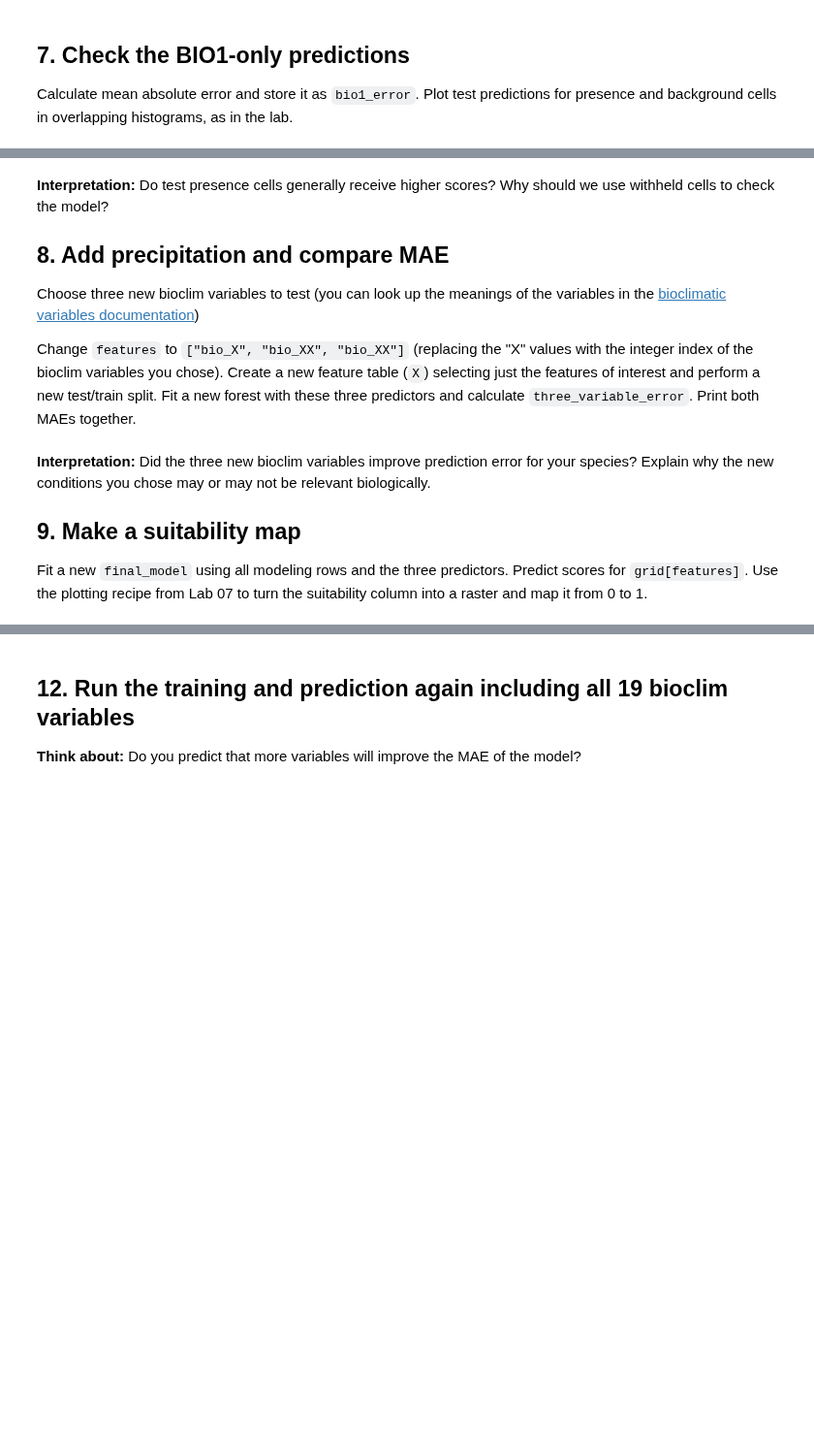
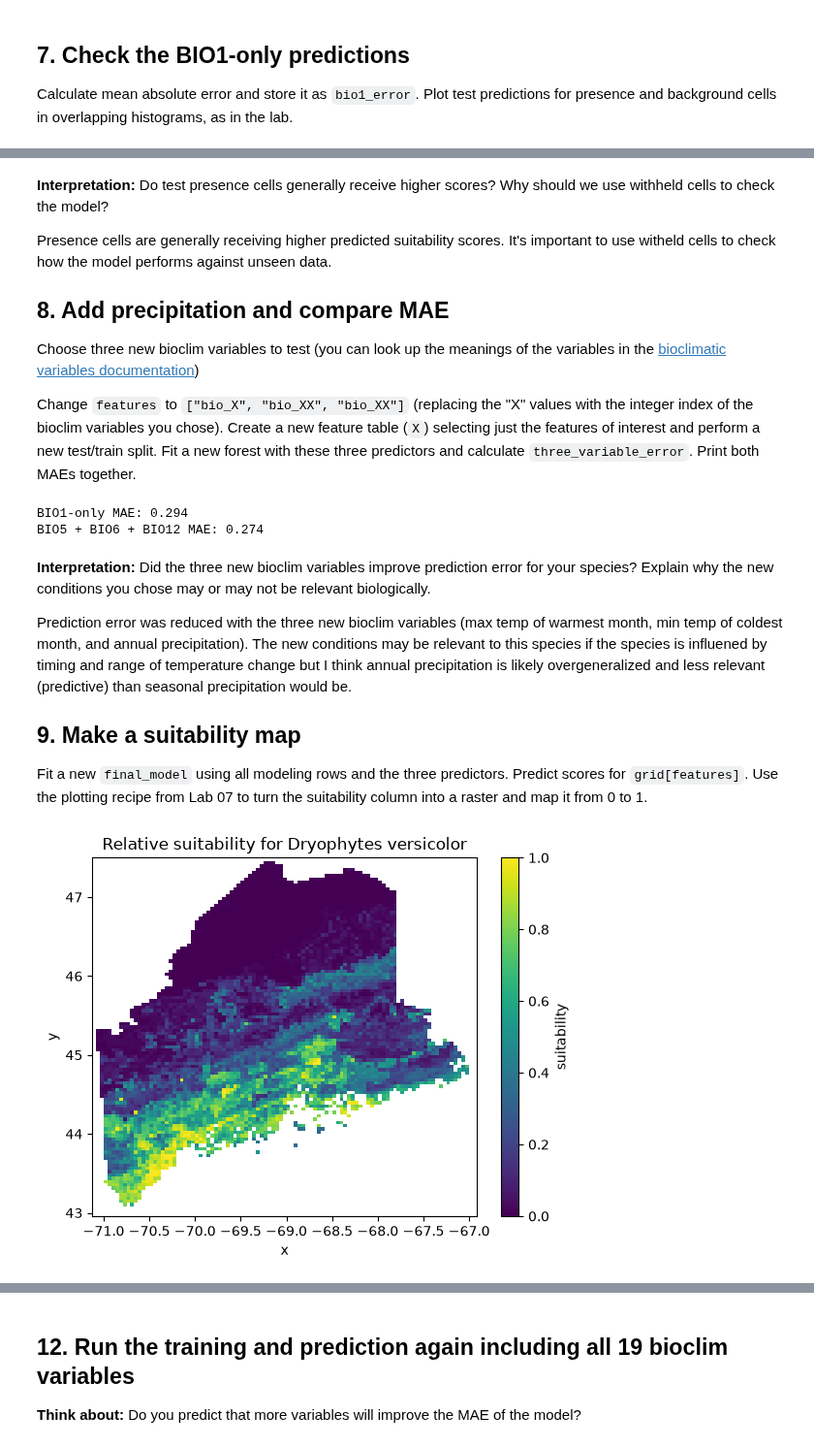
Before and after one commit to relleha/BIO597-SpatialBiodiversity, a Jupyter notebook: docs/assignments/Assignment-07-MachineLearningSDM.ipynb, the cells around one changed output, grey strips where cells are left out. Shown at 97% size. Cells and saved outputs as stored; diff of their text form; code cells hidden in the pictures; blank space fills up the shorter version.

```diff
--- a/docs/assignments/Assignment-07-MachineLearningSDM.ipynb
+++ b/docs/assignments/Assignment-07-MachineLearningSDM.ipynb
@@ -91,6 +219,7 @@ Calculate mean absolute error and store it as `bio1_error`. Plot test prediction
 # %% [markdown]
 **Interpretation:** Do test presence cells generally receive higher scores? Why should we use withheld cells to check the model?
 
+Presence cells are generally receiving higher predicted suitability scores. It's important to use witheld cells to check how the model performs against unseen data.
 ## 8. Add precipitation and compare MAE
 
 Choose three new bioclim variables to test (you can look up the meanings of the variables
@@ -100,17 +229,59 @@ Change `features` to `["bio_X", "bio_XX", "bio_XX"]` (replacing the "X" values w
 index of the bioclim variables you chose). Create a new feature table (`X`) selecting just the features of interest and perform a new test/train split. Fit a new forest with these three predictors and calculate `three_variable_error`. Print both MAEs together.
 # %%
 # Select the three predictor columns from the existing training and test tables.
+features = ["bio_5", "bio_6", "bio_12"]
+
 # Fit three_variable_model and predict the same withheld cells.
+X = model_data[features]
+
+X_train, X_test, y_train, y_test = train_test_split(
+    X,
+    y,
+    test_size=0.25,
+    random_state=597,
+)
+
+three_variable_model = RandomForestRegressor(
+    n_estimators=100, min_samples_leaf=5, random_state=597,
+)
+three_variable_model.fit(X_train, y_train)
+three_variable_prediction = three_variable_model.predict(X_test)
+
 # Calculate three_variable_error and print it beside bio1_error.
+three_variable_error = mean_absolute_error(y_test, three_variable_prediction)
+
+print("BIO1-only MAE:", round(bio1_error, 3))
+print("BIO5 + BIO6 + BIO12 MAE:", round(three_variable_error, 3))
+# %% [output]
+BIO1-only MAE: 0.294
+BIO5 + BIO6 + BIO12 MAE: 0.274
 # %% [markdown]
 **Interpretation:** Did the three new bioclim variables improve prediction error for your species? Explain why the new conditions you chose may or may not be relevant biologically.
+
+Prediction error was reduced with the three new bioclim variables (max temp of warmest month, min temp of coldest month, and annual precipitation). The new conditions may be relevant to this species if the species is influened by timing and range of temperature change but I think annual precipitation is likely overgeneralized and less relevant (predictive) than seasonal precipitation would be.
 
 ## 9. Make a suitability map
 
 Fit a new `final_model` using all modeling rows and the three predictors. Predict scores for `grid[features]`. Use the plotting recipe from Lab 07 to turn the suitability column into a raster and map it from 0 to 1.
 # %%
 # Update X to include all three predictors.
+X = model_data[features]
+
 # Fit final_model with the same forest settings.
+final_model = RandomForestRegressor(
+    n_estimators=100, min_samples_leaf=5, random_state=597,
+)
+final_model.fit(X, y)
+
 # Add grid["suitability"], convert it to a raster named suitability, and plot it.
+grid["suitability"] = final_model.predict(grid[features])
+suitability = grid.set_index(["y", "x"])["suitability"].to_xarray()
+suitability = suitability.reindex(y=climate.y, x=climate.x)
+
+suitability.plot(vmin=0, vmax=1, cmap="viridis")
+plt.title(f"Relative suitability for {target_species}")
+plt.show()
+# %% [output]
+[figure, added]
 # %% [markdown]
 **Interpretation:** Which parts of Maine receive high scores? Why should we describe these as relative suitability rather than probability of occurrence?
```
Also changed, not shown: parts of 20 cells of this notebook, 1 other file.
